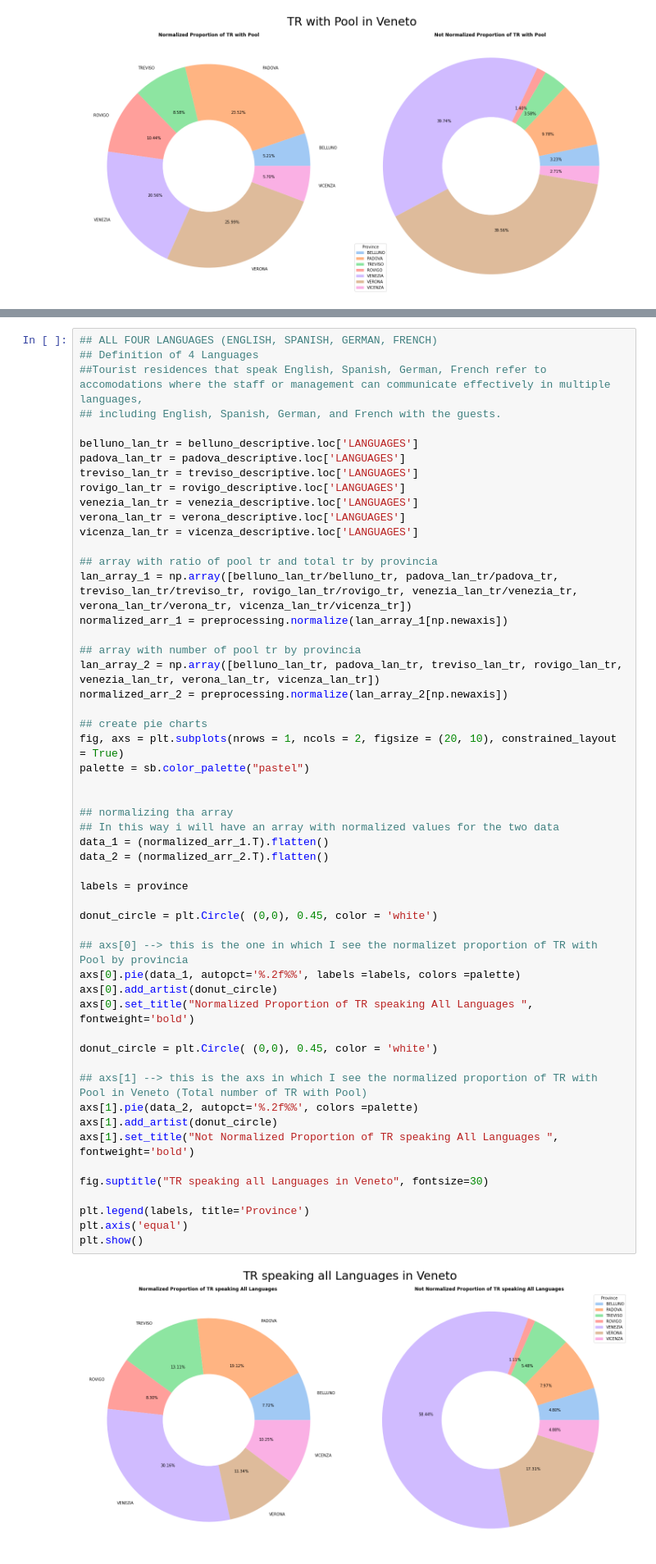
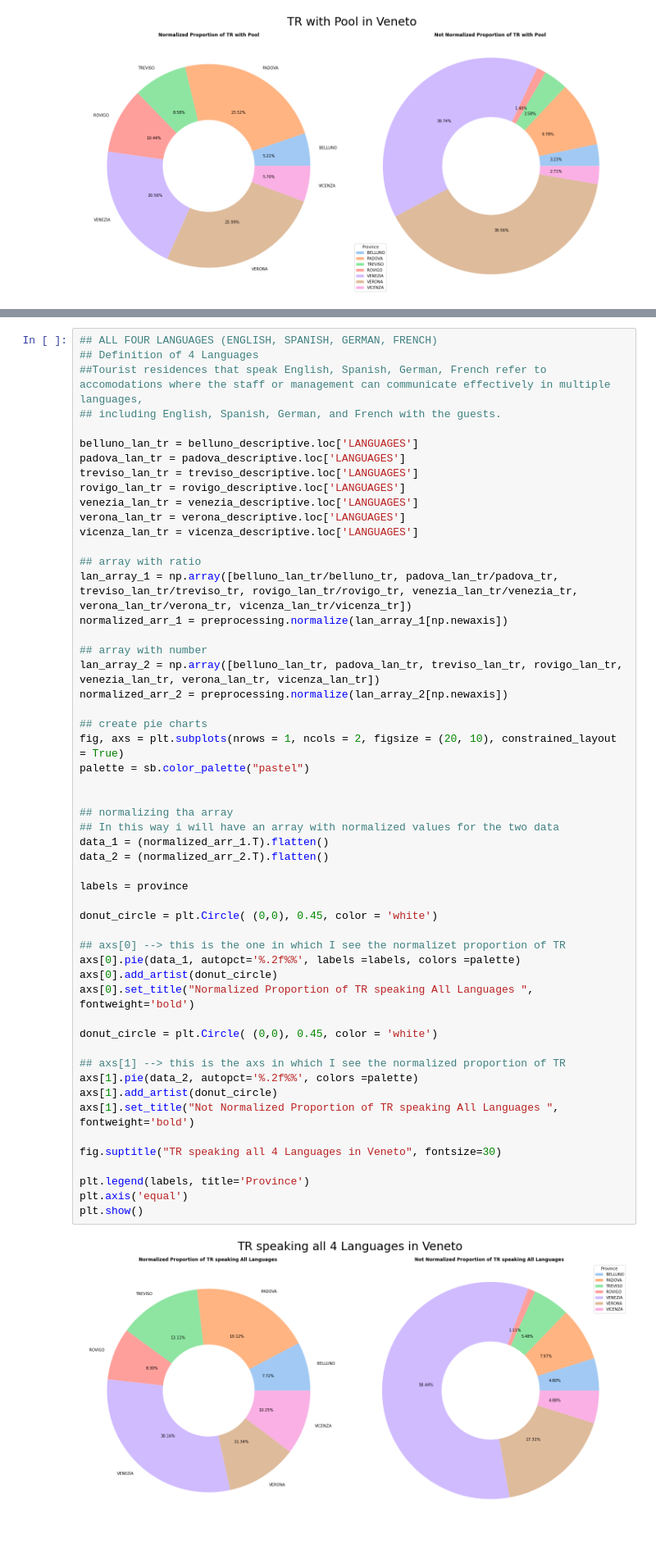
Before and after one commit to NicoloAvesani/project_Tourist_Residences_in_Veneto, a Jupyter notebook: project_on_colab.ipynb, the cells around one changed output, grey strips where cells are left out. Shown at 82% size. Cells and saved outputs as stored; diff of their text form.

```diff
--- a/project_on_colab.ipynb
+++ b/project_on_colab.ipynb
@@ -1142,45 +1098,45 @@ venezia_lan_tr = venezia_descriptive.loc['LANGUAGES']
 verona_lan_tr = verona_descriptive.loc['LANGUAGES']
 vicenza_lan_tr = vicenza_descriptive.loc['LANGUAGES']
 
-## array with ratio of pool tr and total tr by provincia
+## array with ratio
 lan_array_1 = np.array([belluno_lan_tr/belluno_tr, padova_lan_tr/padova_tr, treviso_lan_tr/treviso_tr, rovigo_lan_tr/rovigo_tr, venezia_lan_tr/venezia_tr, verona_lan_tr/verona_tr, vicenza_lan_tr/vicenza_tr])
 normalized_arr_1 = preprocessing.normalize(lan_array_1[np.newaxis])
 
-## array with number of pool tr by provincia
+## array with number
 lan_array_2 = np.array([belluno_lan_tr, padova_lan_tr, treviso_lan_tr, rovigo_lan_tr, venezia_lan_tr, verona_lan_tr, vicenza_lan_tr])
 normalized_arr_2 = preprocessing.normalize(lan_array_2[np.newaxis])
 
 ## create pie charts
 fig, axs = plt.subplots(nrows = 1, ncols = 2, figsize = (20, 10), constrained_layout = True)
 palette = sb.color_palette("pastel")
 
 
 ## normalizing tha array
 ## In this way i will have an array with normalized values for the two data
 data_1 = (normalized_arr_1.T).flatten()
 data_2 = (normalized_arr_2.T).flatten()
 
 labels = province
 
 donut_circle = plt.Circle( (0,0), 0.45, color = 'white')
 
-## axs[0] --> this is the one in which I see the normalizet proportion of TR with Pool by provincia
+## axs[0] --> this is the one in which I see the normalizet proportion of TR
 axs[0].pie(data_1, autopct='%.2f%%', labels =labels, colors =palette)
 axs[0].add_artist(donut_circle)
 axs[0].set_title("Normalized Proportion of TR speaking All Languages ", fontweight='bold')
 
 donut_circle = plt.Circle( (0,0), 0.45, color = 'white')
 
-## axs[1] --> this is the axs in which I see the normalized proportion of TR with Pool in Veneto (Total number of TR with Pool)
+## axs[1] --> this is the axs in which I see the normalized proportion of TR
 axs[1].pie(data_2, autopct='%.2f%%', colors =palette)
 axs[1].add_artist(donut_circle)
 axs[1].set_title("Not Normalized Proportion of TR speaking All Languages ", fontweight='bold')
 
-fig.suptitle("TR speaking all Languages in Veneto", fontsize=30)
+fig.suptitle("TR speaking all 4 Languages in Veneto", fontsize=30)
 
 plt.legend(labels, title='Province')
 plt.axis('equal')
 plt.show()
 # %% [output]
-[figure, old version]
+[figure, new version]
 # %%
```
Also changed, not shown: parts of 63 cells of this notebook.
